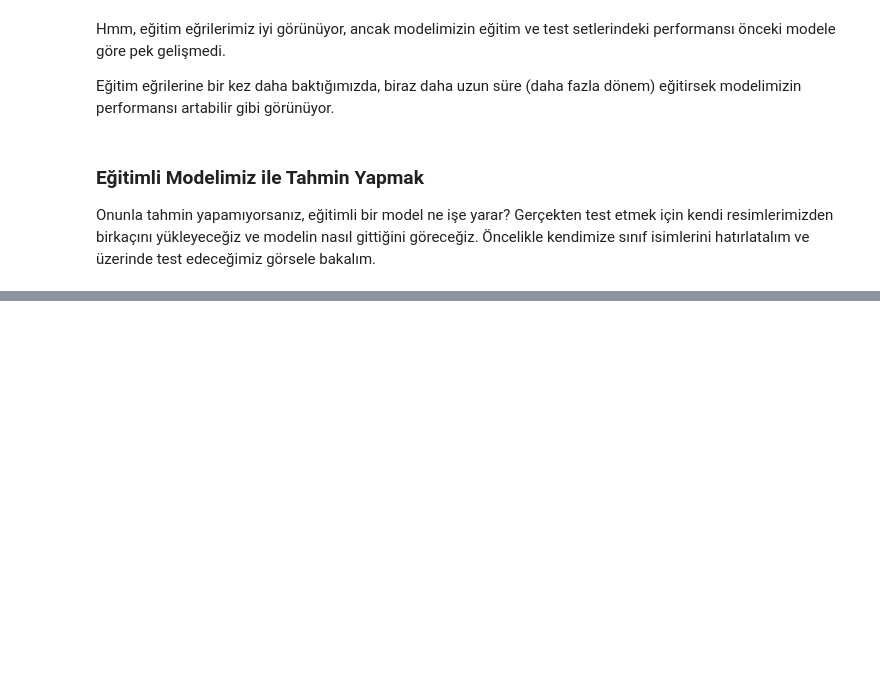
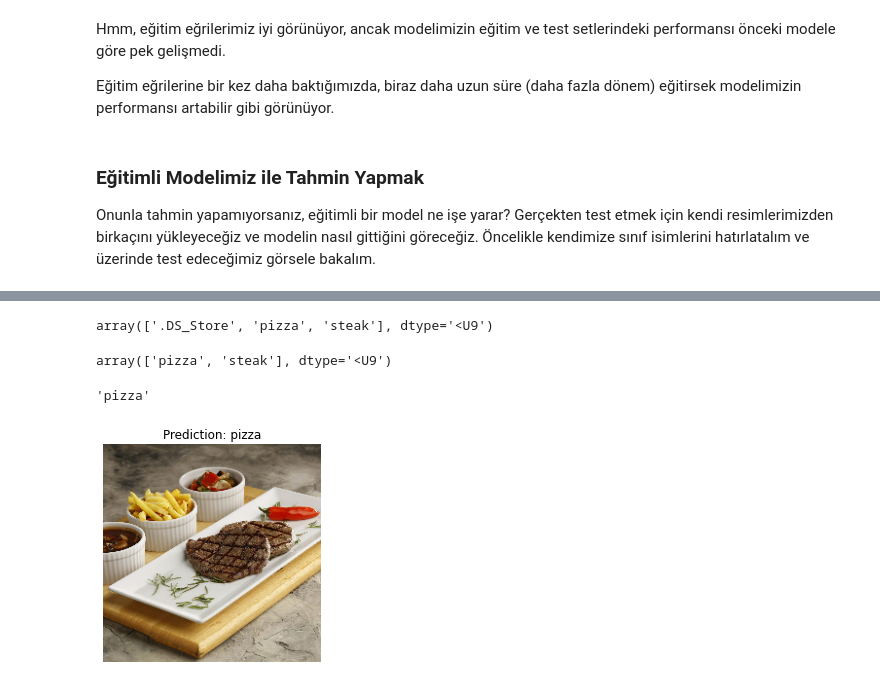
Before and after one commit to Furkan-Gulsen/TensorFlow-ile-Yapay-Zeka-Gelistirme, a Jupyter notebook: 3-Evrişimsel Sinir Ağları (CNN)/TensorFlow_ile_Evrişimli_Sinir_Ağlar_(CNN).ipynb, the cells around one changed output, grey strips where cells are left out. Drawn from its saved outputs; the diff is of its cells as text; code cells hidden in the pictures; blank space fills up the shorter version.

```diff
--- a/3-Evrişimsel Sinir Ağları (CNN)/TensorFlow_ile_Evrişimli_Sinir_Ağlar_(CNN).ipynb
+++ b/3-Evrişimsel Sinir Ağları (CNN)/TensorFlow_ile_Evrişimli_Sinir_Ağlar_(CNN).ipynb
@@ -1189,0 +1297,3 @@ print(class_names)
+# %%
+steak = load_and_prep_image("steak_2.jpg")
+steak
@@ -1189,0 +1332,5 @@ print(class_names)
+# %%
+print(f"Shape before new dimension: {steak.shape}")
+steak = tf.expand_dims(steak, axis=0)
+print(f"Shape after new dimension: {steak.shape}")
+steak
@@ -1189,0 +1359,3 @@ print(class_names)
+# %%
+pred = model_8.predict(steak)
+pred
@@ -1189,0 +1376,34 @@ print(class_names)
+# %%
+class_names
+# %% [output]
+array(['.DS_Store', 'pizza', 'steak'], dtype='<U9')
+# %%
+class_names = class_names[1:]
+class_names
+# %% [output]
+array(['pizza', 'steak'], dtype='<U9')
+# %%
+# Tahmin olasılığını yuvarlayarak tahmin edilen sınıfı indeksleyebiliriz
+pred_class = class_names[int(tf.round(pred)[0][0])]
+pred_class
+# %% [output]
+'pizza'
+# %%
+def pred_and_plot(model, filename, class_names):
+  # Hedef görüntüyü içe aktarma ve önişleme
+  img = load_and_prep_image(filename)
+
+  # tahmin yapma
+  pred = model.predict(tf.expand_dims(img, axis=0))
+
+  # tahmin yapma (sınıf)
+  pred_class = class_names[int(tf.round(pred)[0][0])]
+
+  plt.imshow(img)
+  plt.title(f"Prediction: {pred_class}")
+  plt.axis(False);
+
+
+pred_and_plot(model_8, "steak_2.jpg", class_names)
+# %% [output]
+[figure, added]
```
Also changed, not shown: parts of 96 cells of this notebook, 31 other files.
